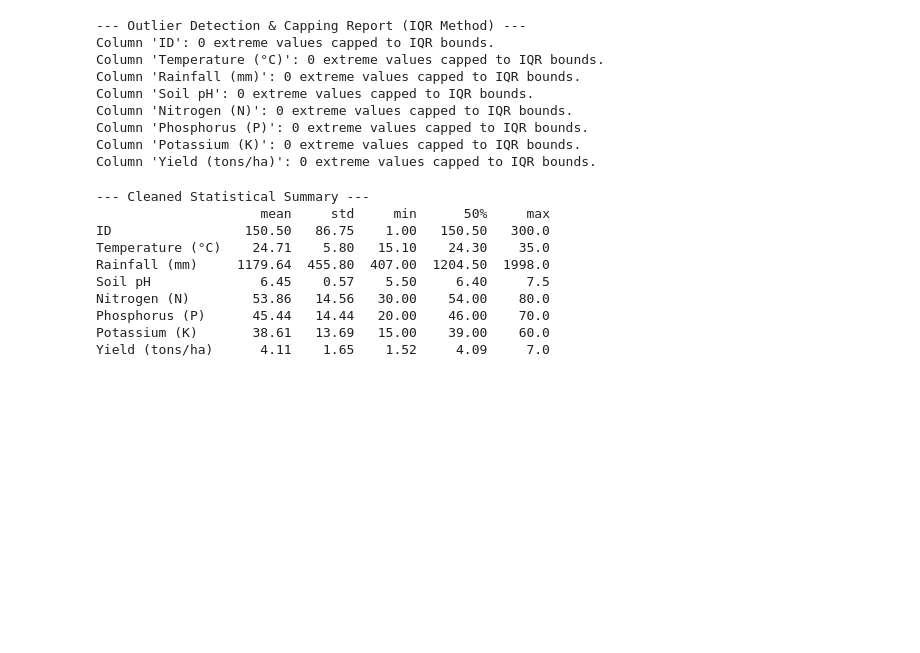
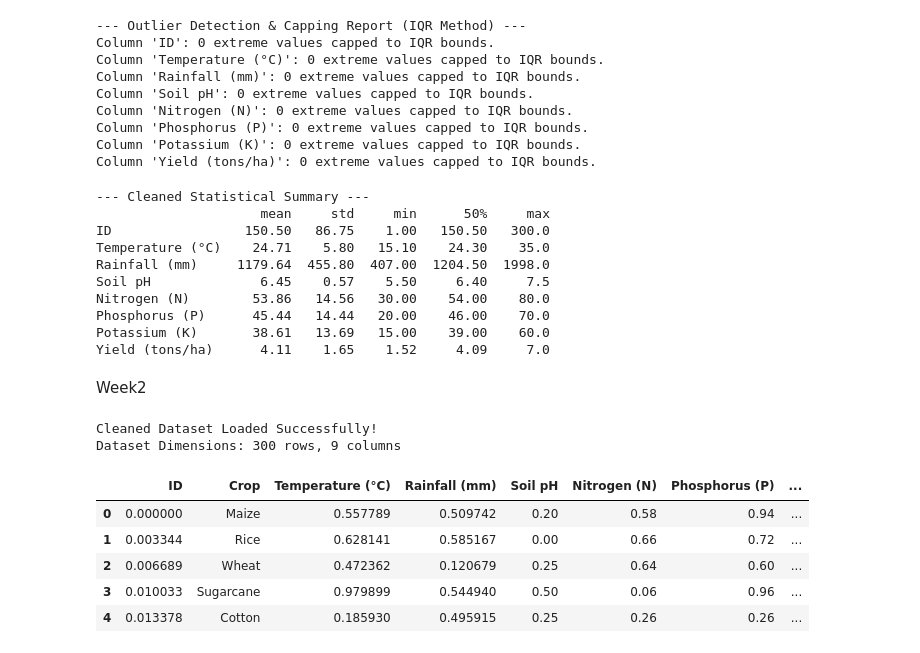
Before and after one commit to AmnaNoorr/Machine-Learning-Data-Analyst---Agribusiness, a Jupyter notebook: Data_Collection_and_Cleaning.ipynb, the cells around one changed output. Drawn from its saved outputs; the diff is of its cells as text; code cells hidden in the pictures; blank space fills up the shorter version.

```diff
--- a/Data_Collection_and_Cleaning.ipynb
+++ b/Data_Collection_and_Cleaning.ipynb
@@ -170,3 +172,32 @@ Nitrogen (N)        53.86   14.56   30.00    54.00    80.0
 Phosphorus (P)      45.44   14.44   20.00    46.00    70.0
 Potassium (K)       38.61   13.69   15.00    39.00    60.0
 Yield (tons/ha)      4.11    1.65    1.52     4.09     7.0
+# %% [markdown]
+Week2
+# %%
+# Cell 1: Setup & Data Loading
+import pandas as pd
+import numpy as np
+import matplotlib.pyplot as plt
+import seaborn as sns
+
+# Set professional visualization style
+sns.set_theme(style="whitegrid")
+plt.rcParams["font.sans-serif"] = "Arial"
+plt.rcParams["axes.edgecolor"] = "#cccccc"
+plt.rcParams["axes.linewidth"] = 1.0
+
+# Load Week 1 cleaned dataset
+df = pd.read_csv("cleaned_crop_yield_data.csv")
+print("Cleaned Dataset Loaded Successfully!")
+print(f"Dataset Dimensions: {df.shape[0]} rows, {df.shape[1]} columns\n")
+df.head()
+# %% [output]
+Cleaned Dataset Loaded Successfully!
+Dataset Dimensions: 300 rows, 9 columns
+|  | ID | Crop | Temperature (°C) | Rainfall (mm) | Soil pH | Nitrogen (N) | Phosphorus (P) | ... |
+| 0 | 0.000000 | Maize | 0.557789 | 0.509742 | 0.20 | 0.58 | 0.94 | ... |
+| 1 | 0.003344 | Rice | 0.628141 | 0.585167 | 0.00 | 0.66 | 0.72 | ... |
+| 2 | 0.006689 | Wheat | 0.472362 | 0.120679 | 0.25 | 0.64 | 0.60 | ... |
+| 3 | 0.010033 | Sugarcane | 0.979899 | 0.544940 | 0.50 | 0.06 | 0.96 | ... |
+| 4 | 0.013378 | Cotton | 0.185930 | 0.495915 | 0.25 | 0.26 | 0.26 | ... |
```
Also changed, not shown: parts of 4 cells of this notebook.
